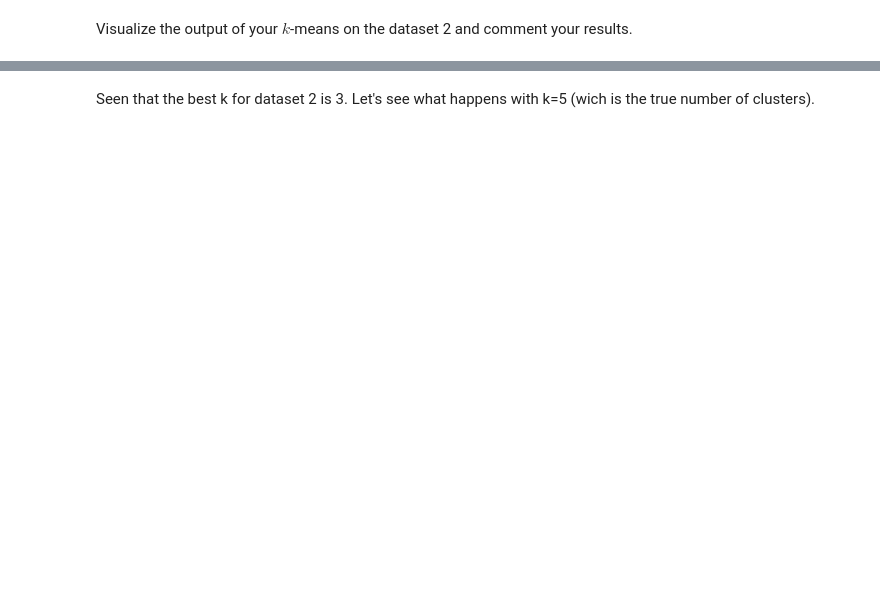
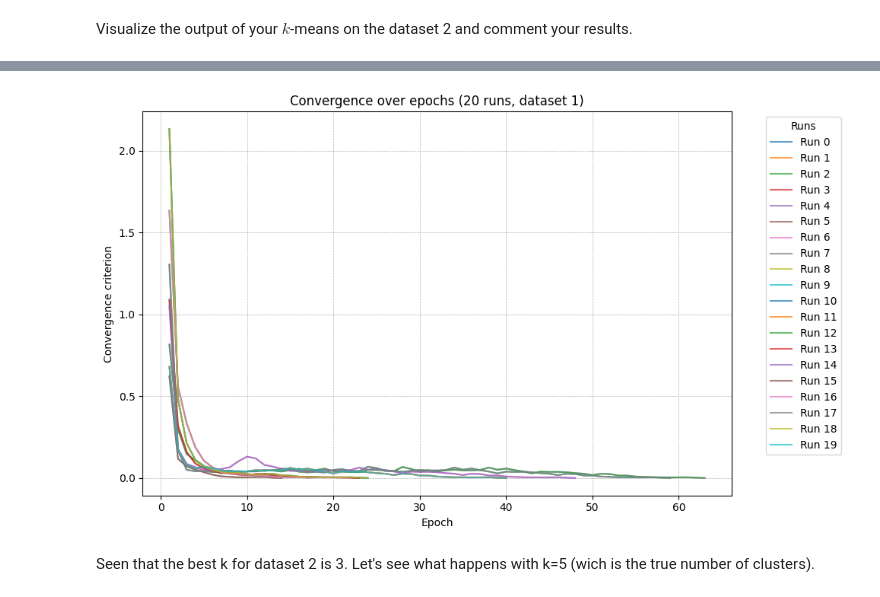
Before and after one commit to evarayHEIG/machle_labs, a Jupyter notebook: pw8/ex1-4-clustering-stud.ipynb, the cells around one changed output, grey strips where cells are left out. Cells and saved outputs as stored; diff of their text form; code cells hidden in the pictures; blank space fills up the shorter version.

```diff
--- a/pw8/ex1-4-clustering-stud.ipynb
+++ b/pw8/ex1-4-clustering-stud.ipynb
@@ -543,3 +544,24 @@ plt.show()
+# %%
+plt.figure(figsize=(10, 6))
+
+for c in convergences_d2:
+    epochs = np.arange(1, len(c['convergence']) + 1)
+    plt.plot(
+        epochs,
+        c['convergence'],
+        alpha=0.7,
+        label=f'Run {c["run"]}'
+    )
+
+plt.xlabel('Epoch')
+plt.ylabel('Convergence criterion')
+plt.title('Convergence over epochs (20 runs, dataset 1)')
+plt.legend(title='Runs', bbox_to_anchor=(1.05, 1), loc='upper left')
+plt.grid(True, linestyle='--', linewidth=0.5)
+plt.tight_layout()
+plt.show()
+# %% [output]
+[figure, added]
 # %% [markdown]
 Seen that the best k for dataset 2 is 3. Let's see what happens with k=5 (wich is the true number of clusters).
 # %%
```
Also changed, not shown: parts of 28 cells of this notebook.
